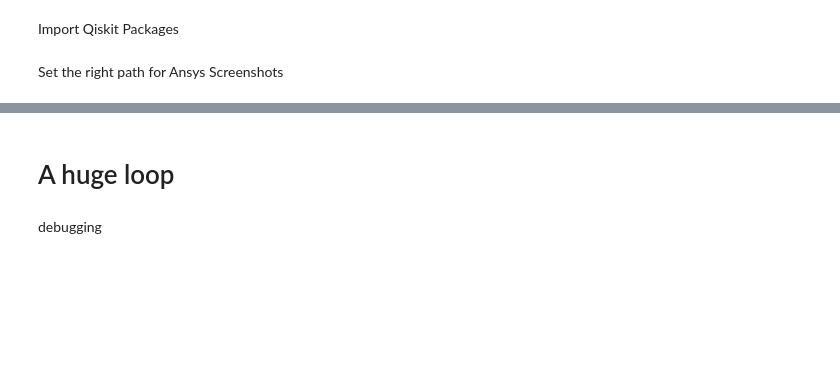
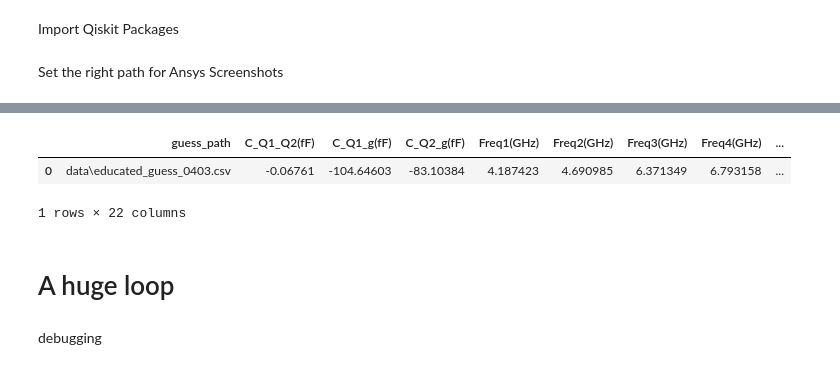
Before and after one commit to Wendywanw/Wendy-qiskit-code, a Jupyter notebook: New_Two_Pocket_Distance_coupling.ipynb, the cells around one changed output, grey strips where cells are left out. Saved outputs shown, nothing was run; the diff lists cells and outputs as text; code cells hidden in the pictures; blank space fills up the shorter version.

```diff
--- a/New_Two_Pocket_Distance_coupling.ipynb
+++ b/New_Two_Pocket_Distance_coupling.ipynb
@@ -409,0 +532,6 @@ for f1,f2 in p:
+# %%
+datas
+# %% [output]
+|  | guess_path | C_Q1_Q2(fF) | C_Q1_g(fF) | C_Q2_g(fF) | Freq1(GHz) | Freq2(GHz) | Freq3(GHz) | Freq4(GHz) | ... |
+| 0 | data\educated_guess_0403.csv | -0.06761 | -104.64603 | -83.10384 | 4.187423 | 4.690985 | 6.371349 | 6.793158 | ... |
+1 rows × 22 columns
```
Also changed, not shown: parts of 12 cells of this notebook, 6 other files.
